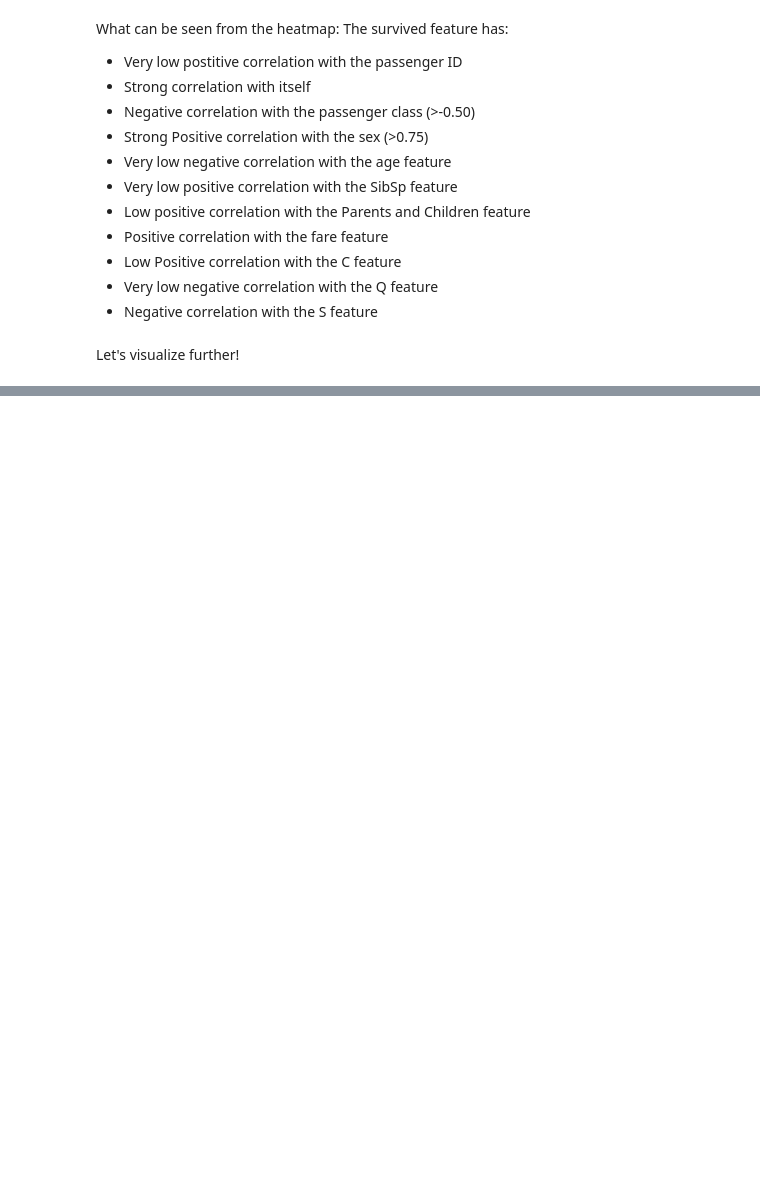
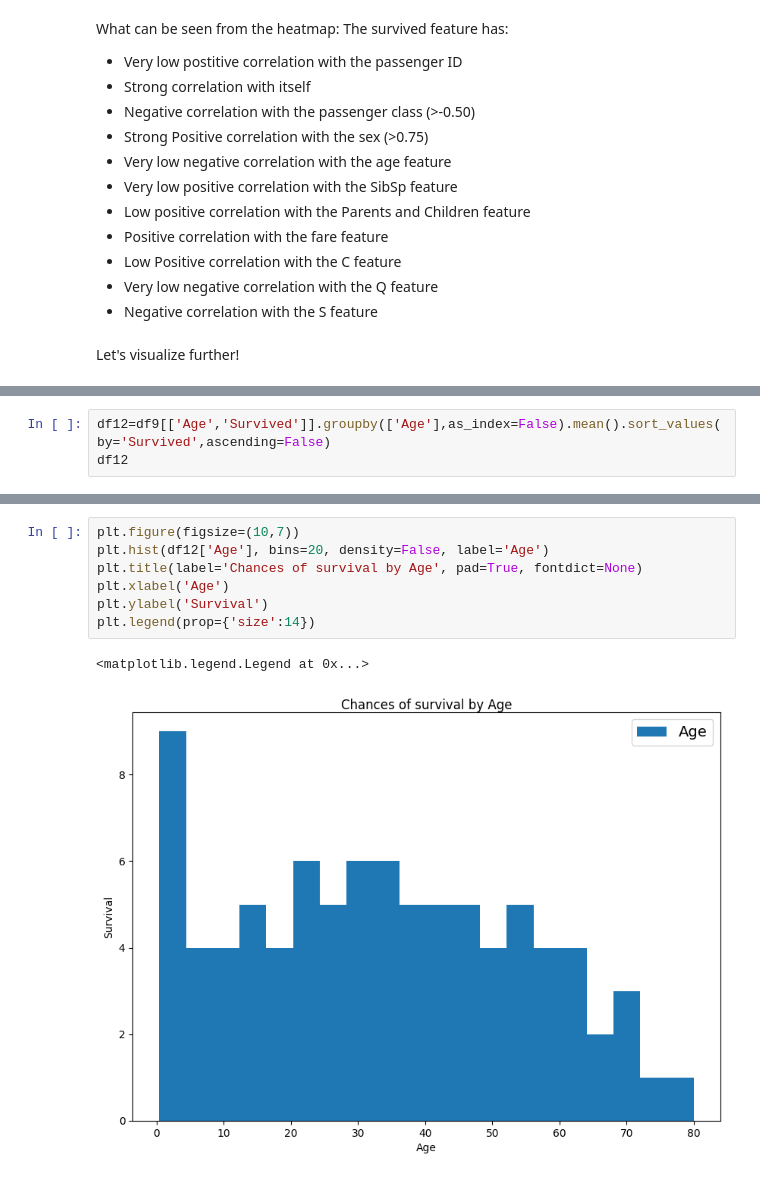
Before and after one commit to Abdullah-Nasir-Chowdhury/Titanic_DataAnalysisProject, a Jupyter notebook: intuition-on-the-titanic-dataset.ipynb, the cells around one changed output, grey strips where cells are left out. Saved outputs shown, nothing was run; the diff lists cells and outputs as text; blank space fills up the shorter version.

```diff
--- a/intuition-on-the-titanic-dataset.ipynb
+++ b/intuition-on-the-titanic-dataset.ipynb
@@ -469,0 +514,3 @@ join(other: 'DataFrame | Series | Iterable[DataFrame | Series]', on: 'IndexLabel
+# %%
+df12=df9[['Age','Survived']].groupby(['Age'],as_index=False).mean().sort_values(by='Survived',ascending=False)
+df12
@@ -469,0 +531,10 @@ join(other: 'DataFrame | Series | Iterable[DataFrame | Series]', on: 'IndexLabel
+# %%
+plt.figure(figsize=(10,7))
+plt.hist(df12['Age'], bins=20, density=False, label='Age')
+plt.title(label='Chances of survival by Age', pad=True, fontdict=None)
+plt.xlabel('Age')
+plt.ylabel('Survival')
+plt.legend(prop={'size':14})
+# %% [output]
+<matplotlib.legend.Legend at 0x...>
+[figure, added]
```
Also changed, not shown: parts of 48 cells of this notebook.
